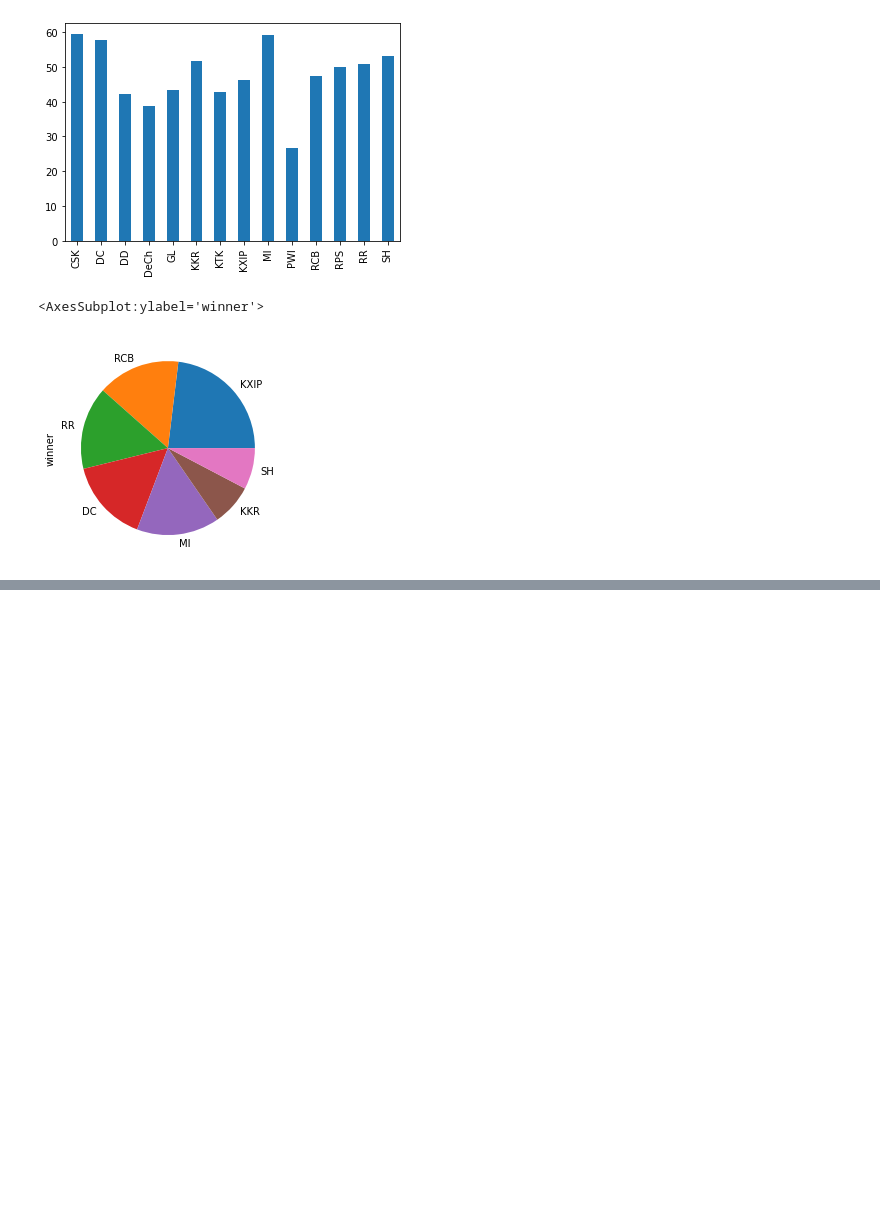
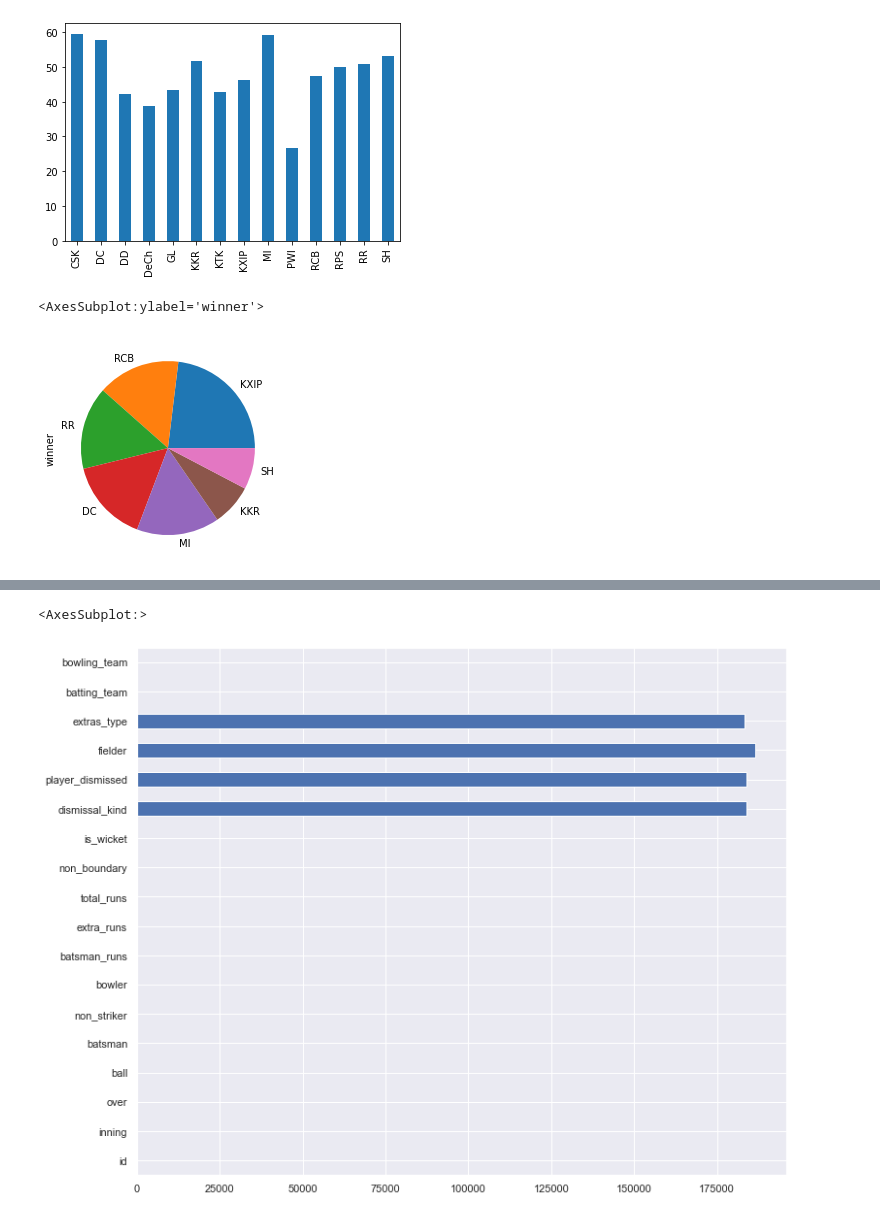
Before and after one commit to IPL-analysis-project/IPL-Dataset-Analysis, a Jupyter notebook: main.ipynb, the cells around one changed output, grey strips where cells are left out. Saved outputs shown, nothing was run; the diff lists cells and outputs as text; code cells hidden in the pictures; blank space fills up the shorter version.

```diff
--- a/main.ipynb
+++ b/main.ipynb
@@ -182,0 +212,5 @@ deliveries.head()
+# %%
+deliveries.isnull().sum().plot(kind = 'barh')
+# %% [output]
+<AxesSubplot:>
+[figure, added]
```
Also changed, not shown: parts of 5 cells of this notebook.
